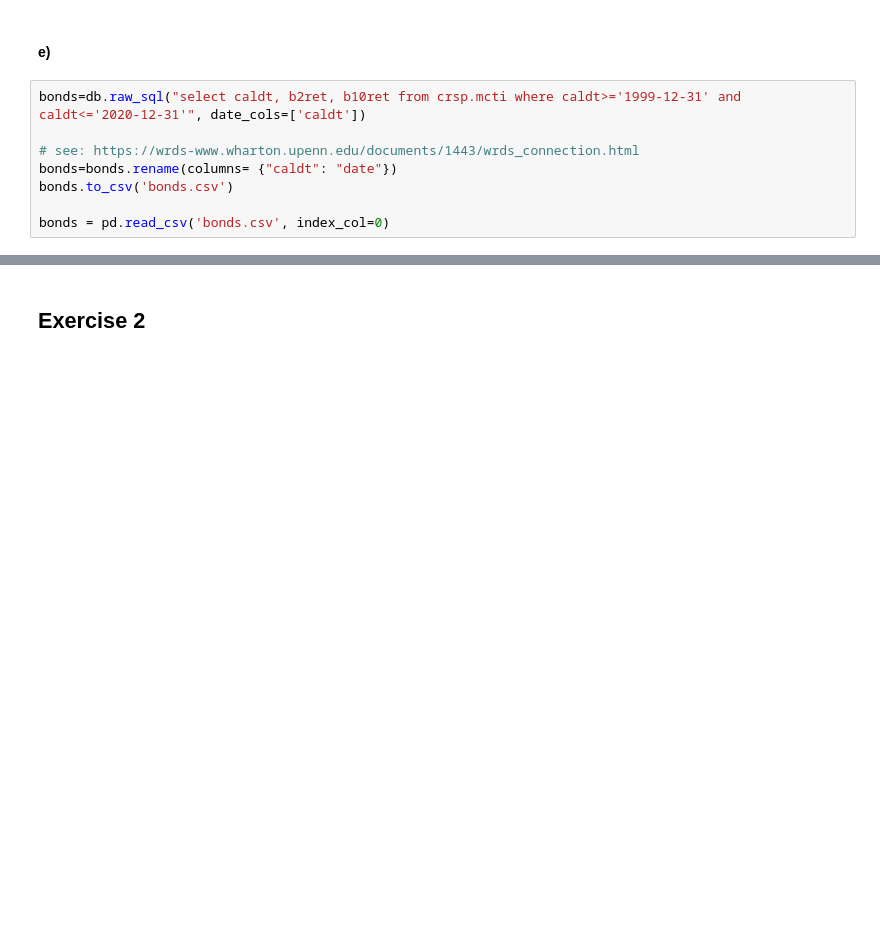
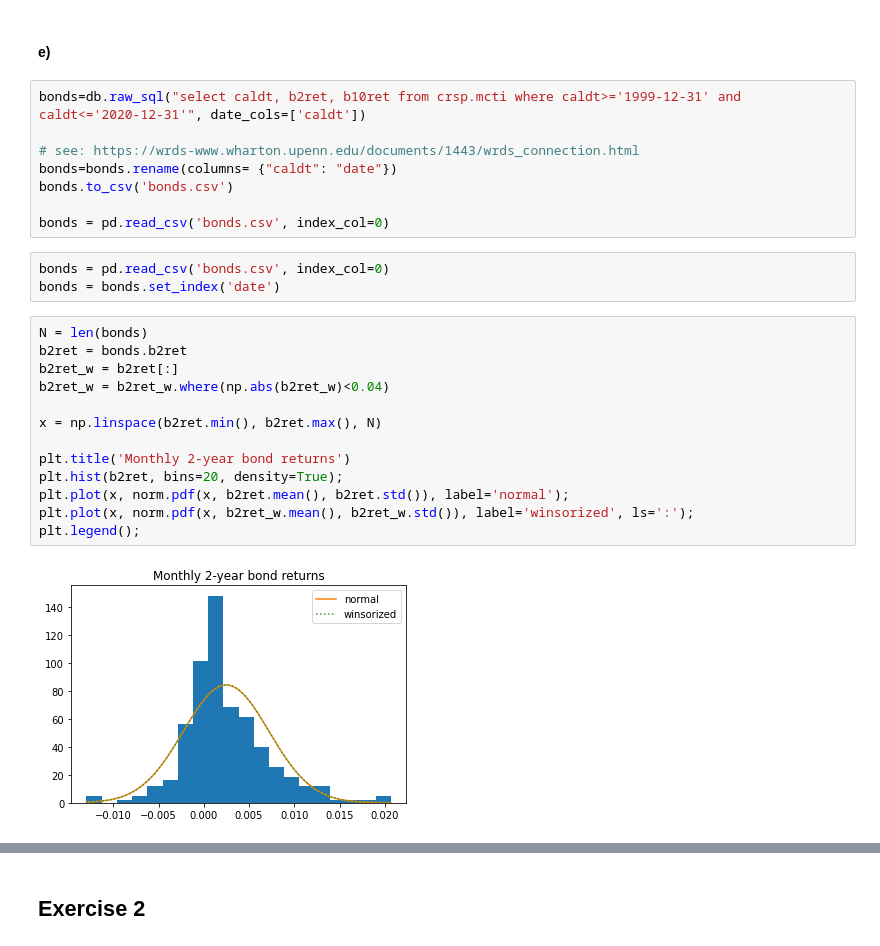
Before and after one commit to dexdx/FIN405_Problem-Sets, a Jupyter notebook: 2/PS2_new.ipynb, the cells around one changed output, grey strips where cells are left out. Drawn from its saved outputs; the diff is of its cells as text; blank space fills up the shorter version.

```diff
--- a/2/PS2_new.ipynb
+++ b/2/PS2_new.ipynb
@@ -210,3 +210,21 @@ bonds=bonds.rename(columns= {"caldt": "date"})
 bonds.to_csv('bonds.csv')
 
 bonds = pd.read_csv('bonds.csv', index_col=0)
+# %%
+bonds = pd.read_csv('bonds.csv', index_col=0)
+bonds = bonds.set_index('date')
+# %%
+N = len(bonds)
+b2ret = bonds.b2ret
+b2ret_w = b2ret[:]
+b2ret_w = b2ret_w.where(np.abs(b2ret_w)<0.04)
+
+x = np.linspace(b2ret.min(), b2ret.max(), N)
+
+plt.title('Monthly 2-year bond returns')
+plt.hist(b2ret, bins=20, density=True);
+plt.plot(x, norm.pdf(x, b2ret.mean(), b2ret.std()), label='normal');
+plt.plot(x, norm.pdf(x, b2ret_w.mean(), b2ret_w.std()), label='winsorized', ls=':');
+plt.legend();
+# %% [output]
+[figure, added]
```
Also changed, not shown: parts of 7 cells of this notebook.
